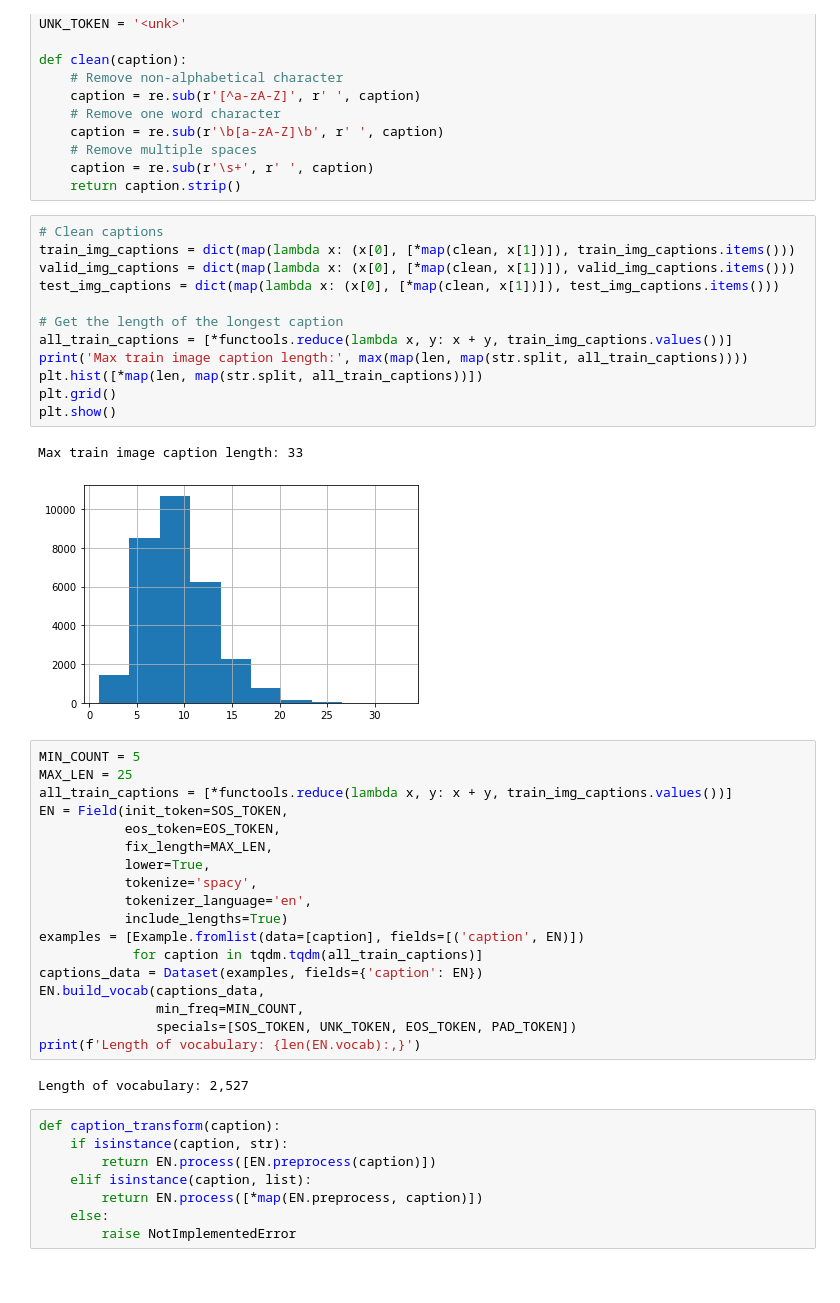
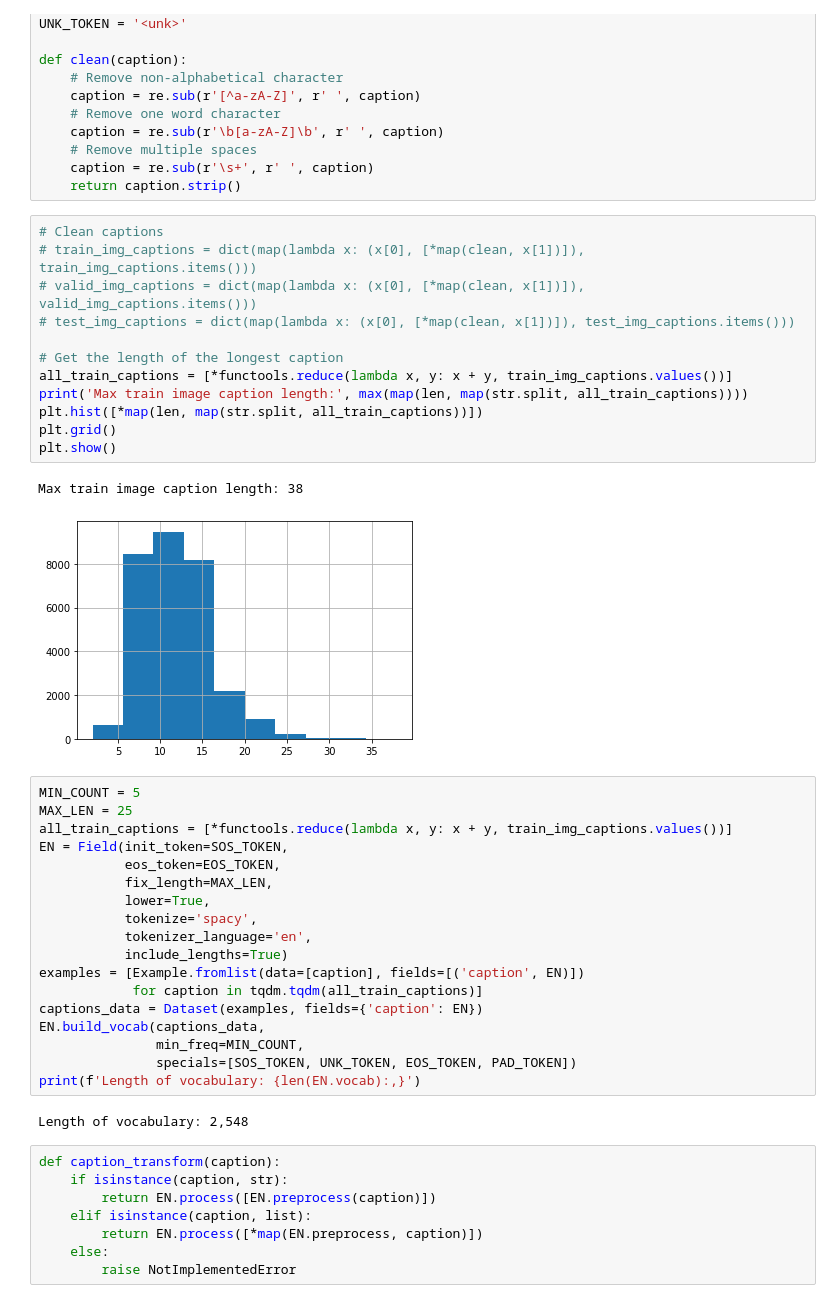
Before and after one commit to dksifoua/Neural-Image-Caption-Generator, a Jupyter notebook: Neural Image Caption generator.ipynb, the cells around one changed output. Saved outputs shown, nothing was run; the diff lists cells and outputs as text.

```diff
--- a/Neural Image Caption generator.ipynb
+++ b/Neural Image Caption generator.ipynb
@@ -148,19 +152,19 @@ def clean(caption):
     return caption.strip()
 # %%
 # Clean captions
-train_img_captions = dict(map(lambda x: (x[0], [*map(clean, x[1])]), train_img_captions.items()))
-valid_img_captions = dict(map(lambda x: (x[0], [*map(clean, x[1])]), valid_img_captions.items()))
-test_img_captions = dict(map(lambda x: (x[0], [*map(clean, x[1])]), test_img_captions.items()))
+# train_img_captions = dict(map(lambda x: (x[0], [*map(clean, x[1])]), train_img_captions.items()))
+# valid_img_captions = dict(map(lambda x: (x[0], [*map(clean, x[1])]), valid_img_captions.items()))
+# test_img_captions = dict(map(lambda x: (x[0], [*map(clean, x[1])]), test_img_captions.items()))
 
 # Get the length of the longest caption
 all_train_captions = [*functools.reduce(lambda x, y: x + y, train_img_captions.values())]
 print('Max train image caption length:', max(map(len, map(str.split, all_train_captions))))
 plt.hist([*map(len, map(str.split, all_train_captions))])
 plt.grid()
 plt.show()
 # %% [output]
-Max train image caption length: 33
+Max train image caption length: 38
-[figure, old version]
+[figure, new version]
 # %%
 MIN_COUNT = 5
 MAX_LEN = 25
@@ -180,7 +184,7 @@ EN.build_vocab(captions_data,
                specials=[SOS_TOKEN, UNK_TOKEN, EOS_TOKEN, PAD_TOKEN])
 print(f'Length of vocabulary: {len(EN.vocab):,}')
 # %% [output]
-Length of vocabulary: 2,527
+Length of vocabulary: 2,548
 # %%
 def caption_transform(caption):
     if isinstance(caption, str):
```
Also changed, not shown: parts of 22 cells of this notebook.
